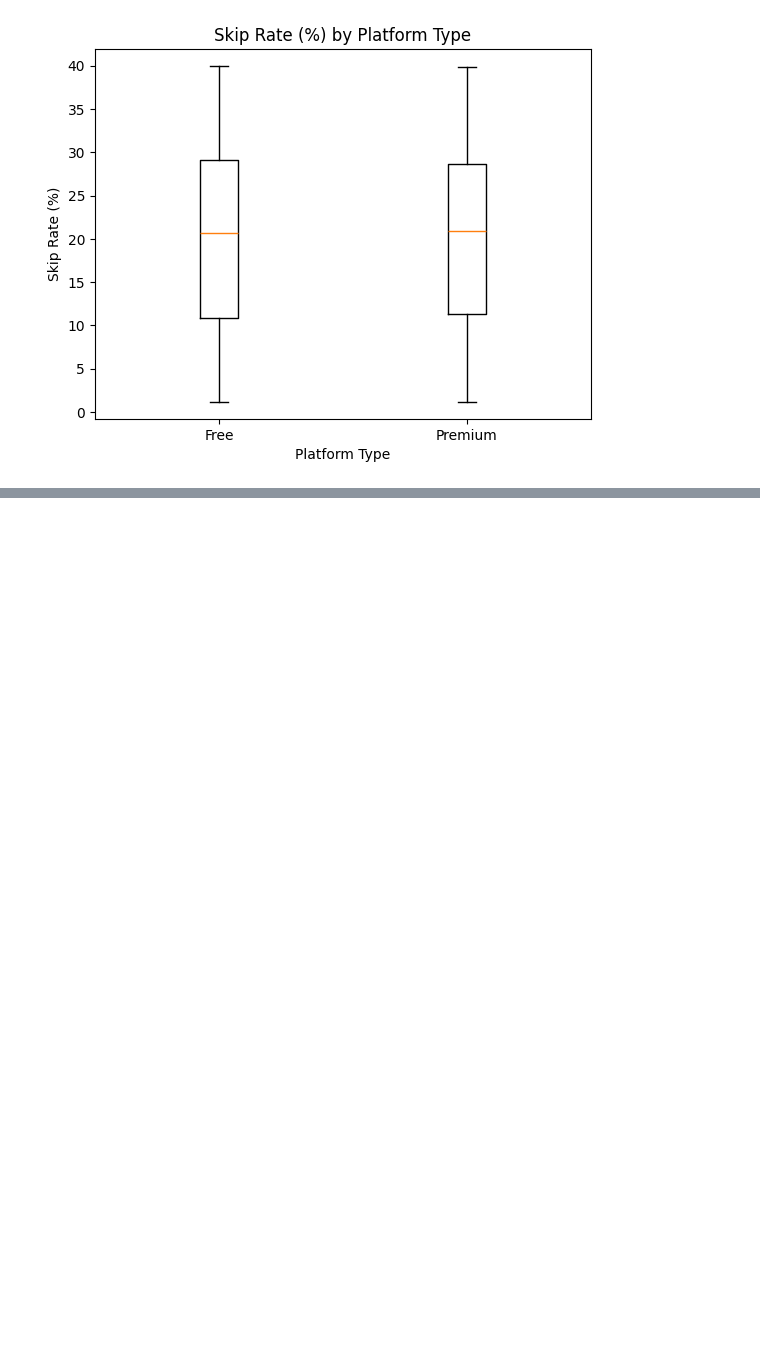
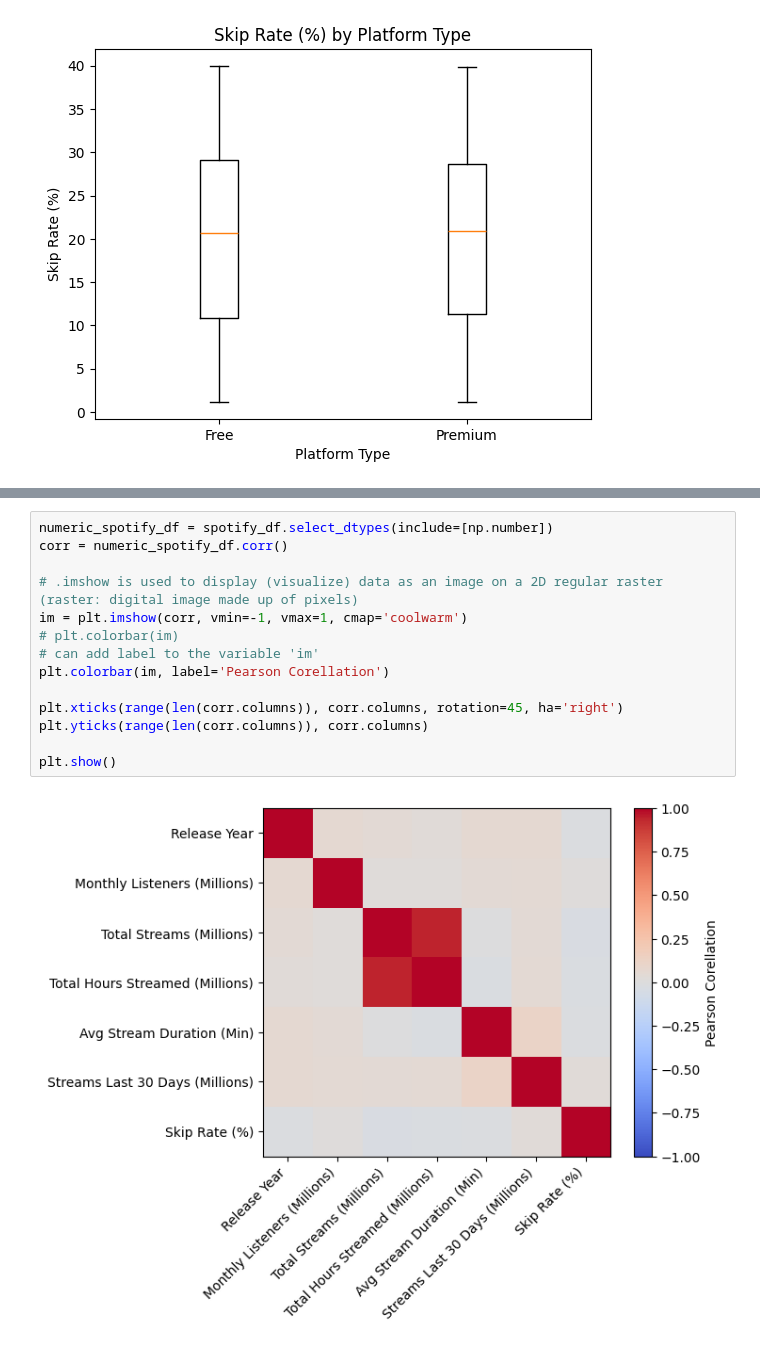
Before and after one commit to kc0leman/learning_plots_kyle, a Jupyter notebook: notebooks/intro_matplotlib_lesson_follow.ipynb, the cells around one changed output, grey strips where cells are left out. Drawn from its saved outputs; the diff is of its cells as text; blank space fills up the shorter version.

```diff
--- a/notebooks/intro_matplotlib_lesson_follow.ipynb
+++ b/notebooks/intro_matplotlib_lesson_follow.ipynb
@@ -510,0 +541,16 @@ plt.show()
+# %%
+numeric_spotify_df = spotify_df.select_dtypes(include=[np.number])
+corr = numeric_spotify_df.corr()
+
+# .imshow is used to display (visualize) data as an image on a 2D regular raster (raster: digital image made up of pixels)
+im = plt.imshow(corr, vmin=-1, vmax=1, cmap='coolwarm')
+# plt.colorbar(im)
+# can add label to the variable 'im'
+plt.colorbar(im, label='Pearson Corellation')
+
+plt.xticks(range(len(corr.columns)), corr.columns, rotation=45, ha='right')
+plt.yticks(range(len(corr.columns)), corr.columns)
+
+plt.show()
+# %% [output]
+[figure, added]
```
Also changed, not shown: parts of 4 cells of this notebook.
